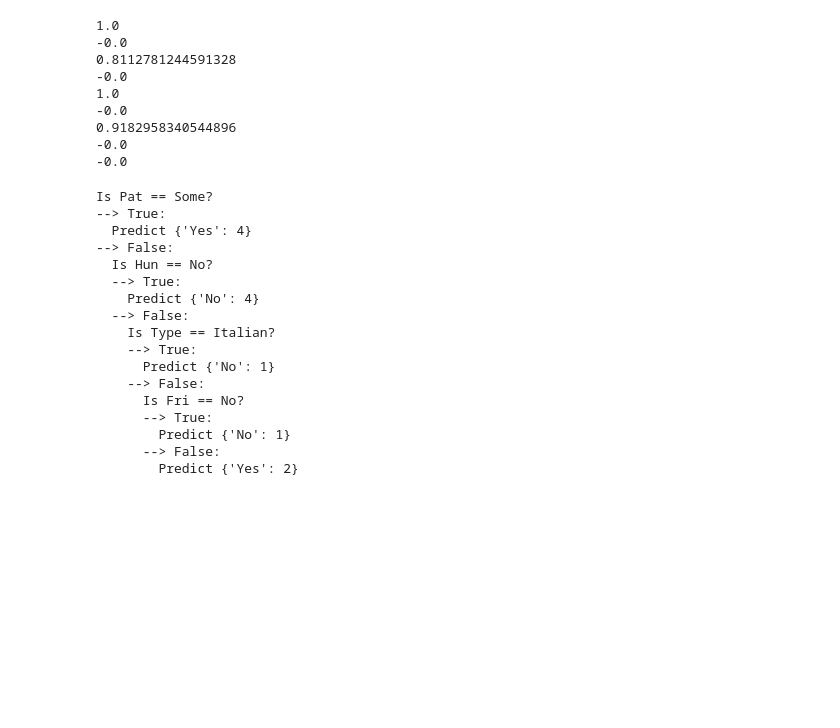
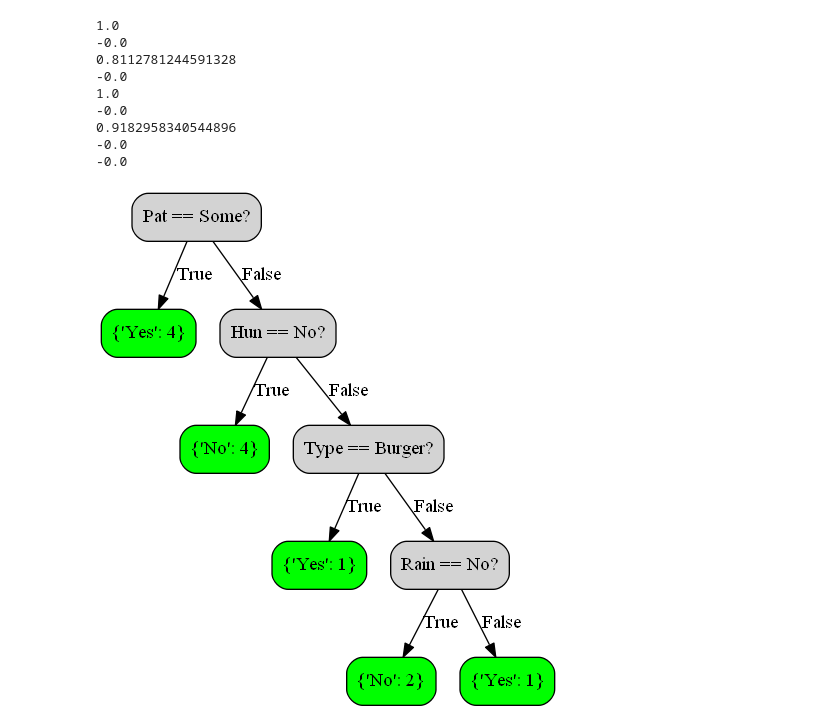
Before and after one commit to joseant12/Decision-Tree-and-Random-Forest, a Jupyter notebook: Untitled.ipynb, the cells around one changed output. Saved outputs shown, nothing was run; the diff lists cells and outputs as text; code cells hidden in the pictures; blank space fills up the shorter version.

Commit message:
Visualizacion del arbol

```diff
--- a/Untitled.ipynb
+++ b/Untitled.ipynb
@@ -48,6 +50,13 @@ def contador_goal(filas):
             contador[tag] = 0
         contador[tag] += 1
     return contador
+
+def pluralidad(diccionario):
+        mayor = {'Yes':0}
+        for atributo in diccionario:
+            if (diccionario[atributo]>=mayor[list(mayor)[0]]):
+                mayor = {atributo : diccionario[atributo]}
+        return mayor
 # %%
 class Criterio:
     """Clase que alberga el criterio de división de ramas por nodo.
@@ -67,9 +76,9 @@ class Criterio:
         # This is just a helper method to print
         # the criterio in a readable format.
         condition = "=="
-        if is_numeric(self.valor):
+        if isinstance(self.valor, int) or isinstance(self.valor, float):
             condition = ">="
-        return "Is %s %s %s?" % (
+        return "%s %s %s?" % (
             columnas[self.columna], condition, str(self.valor))
 
 class Nodo:
@@ -86,7 +95,7 @@ class Nodo:
 
 class Hoja:
     def __init__(self, filas):
-        self.prediccion = contador_goal(filas)
+         self.prediccion = pluralidad(contador_goal(filas))
 # %%
 def particion(filas, criterio):
     """Función encargada de partir el dataset dependiendo del criterio
@@ -160,25 +169,34 @@ def contruccion_arbol(filas):
 
     return Nodo(criterio, yes_branch, no_branch)
 # %%
-def print_tree(node, spacing=""):
-    """World's most elegant tree printing function."""
+G = pydot.Dot(graph_type="digraph")
+node_id=0
+def print_tree(node):
 
+    global node_id
     # Base case: we've reached a leaf
     if isinstance(node, Hoja):
-        print (spacing + "Predict", node.prediccion)
-        return
+        hoja = pydot.Node(str(node_id), label = str(node.prediccion), style="rounded, filled", shape="box", fillcolor="green")
+        G.add_node(hoja)
+        node_id += 1
+        return hoja
 
     # Print the question at this node
-    print (spacing + str(node.criterio))
+    rama = pydot.Node(str(node_id), label = str(node.criterio), style="rounded, filled", shape="box")
+    G.add_node(rama)
+    node_id += 1
 
     # Call this function recursively on the true branch
-    print (spacing + '--> True:')
-    print_tree(node.yes_rama, spacing + "  ")
+    edge = pydot.Edge(rama, print_tree(node.yes_rama))
+    edge.set_label("True")
+    G.add_edge(edge)
 
     # Call this function recursively on the false branch
-    print (spacing + '--> False:')
-    print_tree(node.no_rama, spacing + "  ")
+    edge = pydot.Edge(rama, print_tree(node.no_rama))
+    edge.set_label("False")
+    G.add_edge(edge)
 
+    return rama
 
 my_tree = contruccion_arbol(dataset)
 # %% [output]
@@ -191,23 +209,10 @@ my_tree = contruccion_arbol(dataset)
 0.9182958340544896
 -0.0
 -0.0
-# %%
-print_tree(my_tree)
-# %% [output]
-Is Pat == Some?
---> True:
-  Predict {'Yes': 4}
---> False:
-  Is Hun == No?
-  --> True:
-    Predict {'No': 4}
-  --> False:
-    Is Type == Italian?
-    --> True:
-      Predict {'No': 1}
-    --> False:
-      Is Fri == No?
-      --> True:
-        Predict {'No': 1}
-      --> False:
-        Predict {'Yes': 2}
+# %%
+print_tree(my_tree)
+
+im = Image(G.create_png())
+display(im)
+# %% [output]
+[figure, added]
```
Also changed, not shown: parts of 1 cell of this notebook.
